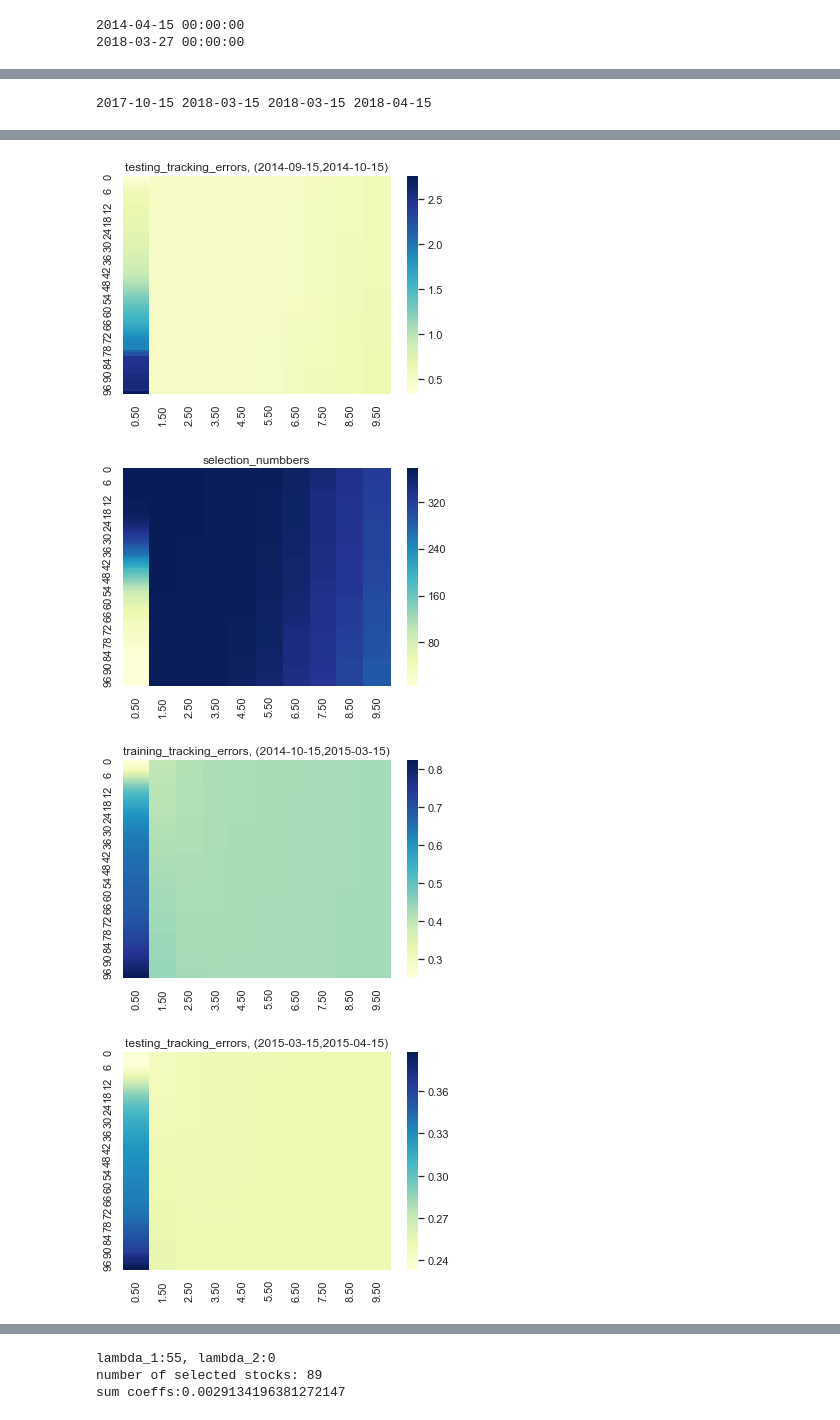
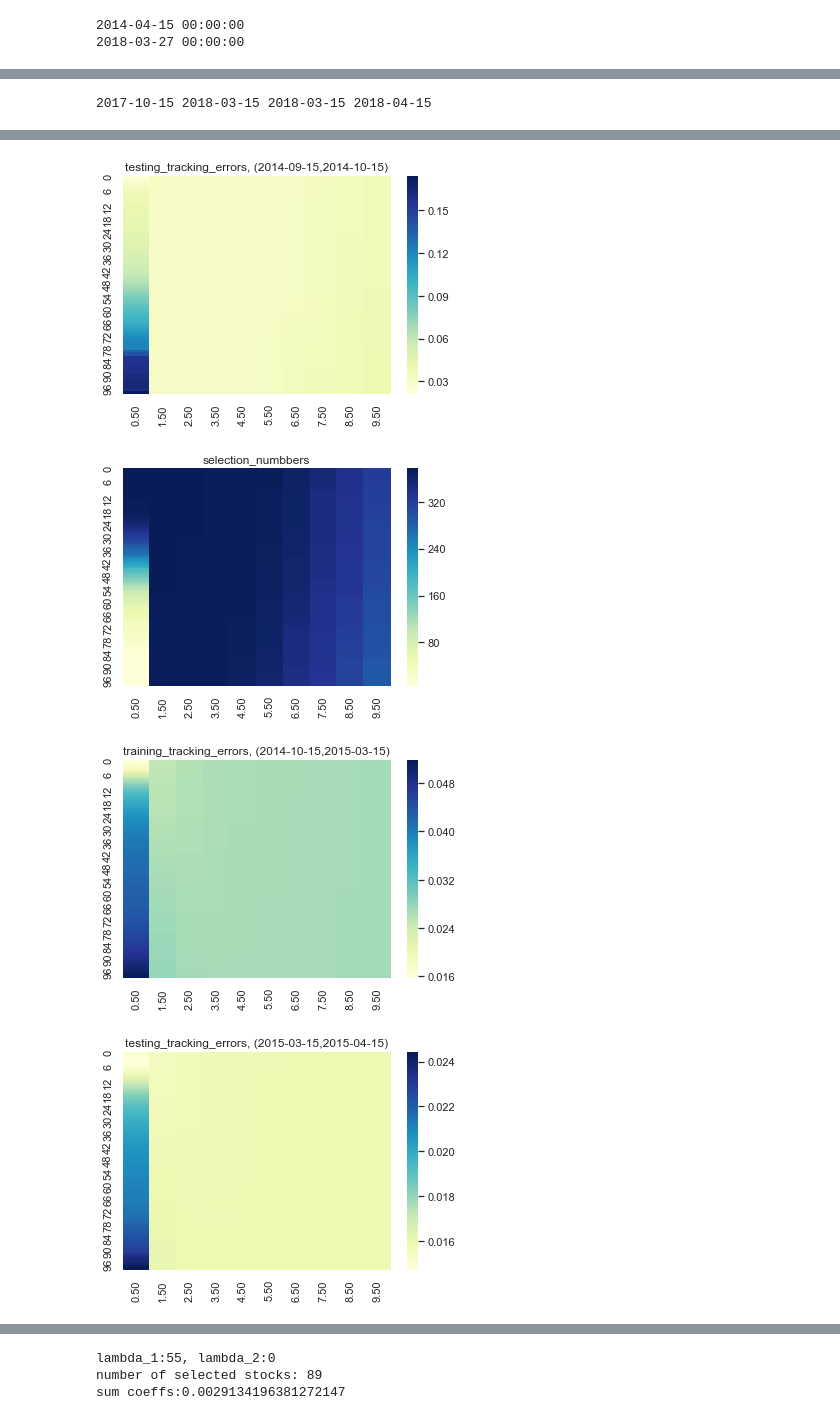
Before and after one commit to songzhm/arbitraryElasticNet, a Jupyter notebook: Arbitrary_Elastic_Net.ipynb, the cells around one changed output, grey strips where cells are left out. Cells and saved outputs as stored; diff of their text form; code cells hidden in the pictures.

```diff
--- a/Arbitrary_Elastic_Net.ipynb
+++ b/Arbitrary_Elastic_Net.ipynb
@@ -206,9 +228,9 @@ for training_start, training_end, testing_start, testing_end in zip(training_sta
             selection_ind = np.where(selection>0)[0]
             selections.append(selection)
             training_fund_index = training_X @ (selection)
-            training_tracking_errors[i,j] = np.sqrt(252)*tracking_error(training_y, training_fund_index, period='y')
+            training_tracking_errors[i,j] = tracking_error(training_y, training_fund_index, period='y')
             testing_fund_index = testing_X @ (selection)
-            testing_tracking_errors[i,j] = np.sqrt(252)*tracking_error(testing_y, testing_fund_index, period='y')
+            testing_tracking_errors[i,j] = tracking_error(testing_y, testing_fund_index, period='y')
             selection_numbbers[i,j] = len(selection_ind)
 #             print('processing lam_1={}, and lam_2={} ({:.3f}% out of {}): number of selection: {}'.format(lam_1, lam_2, 100*counter/tot_it, tot_it, len(selection_ind)))
             counter += 1
@@ -250,5 +272,5 @@ for training_start, training_end, testing_start, testing_end in zip(training_sta
-[figure, old version]
+[figure, new version]
 [figure]
-[figure, old version]
+[figure, new version]
-[figure, old version]
+[figure, new version]
 [figure]
```
Also changed, not shown: parts of 2 cells of this notebook.
